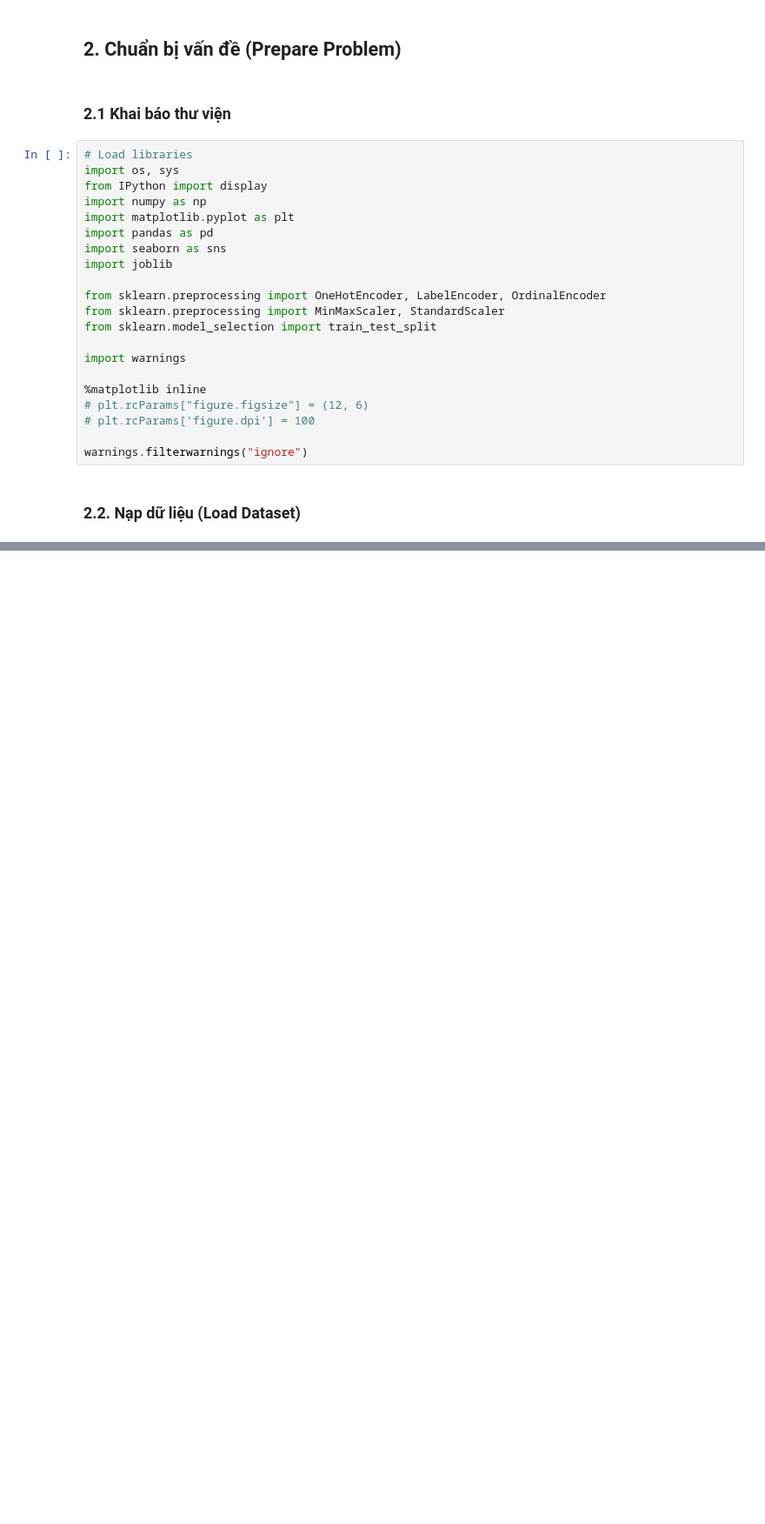
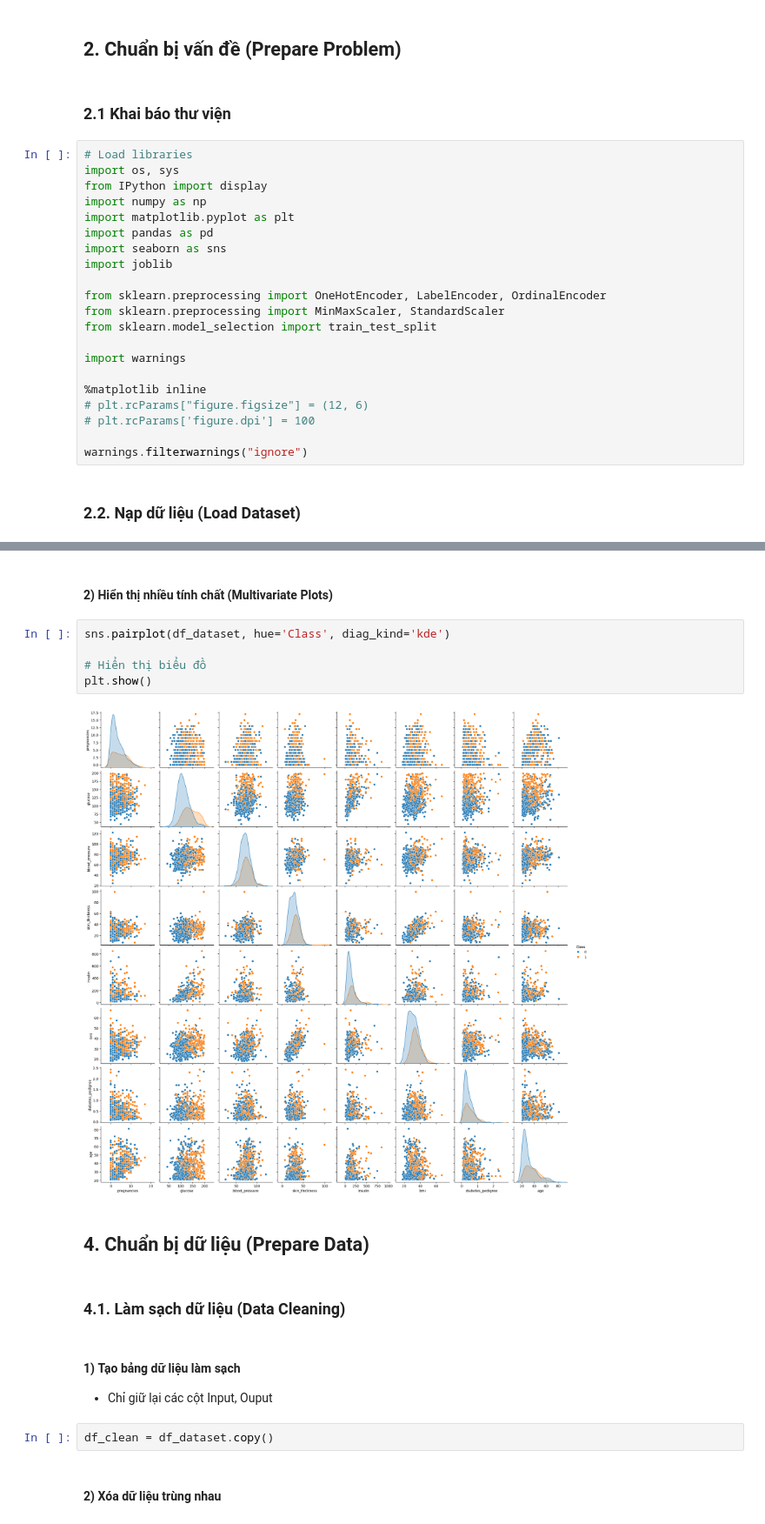
Before and after one commit to TonOfWeight072501/sgu25_data_mining, a Jupyter notebook: demo/lab02/pima.ipynb, the cells around one changed output, grey strips where cells are left out. Shown at 87% size. Saved outputs shown, nothing was run; the diff lists cells and outputs as text; blank space fills up the shorter version.

```diff
--- a/demo/lab02/pima.ipynb
+++ b/demo/lab02/pima.ipynb
@@ -61,0 +321,20 @@ df_dataset = pd.read_csv(r"demo/lab02/pima-indians-diabetes.csv", names = data_n
+# %% [markdown]
+#### 2) Hiển thị nhiều tính chất (Multivariate Plots)
+# %%
+sns.pairplot(df_dataset, hue='Class', diag_kind='kde')
+
+# Hiển thị biểu đồ
+plt.show()
+# %% [output]
+[figure, added]
+# %% [markdown]
+## 4. Chuẩn bị dữ liệu (Prepare Data)
+# %% [markdown]
+### 4.1. Làm sạch dữ liệu (Data Cleaning)
+# %% [markdown]
+#### 1) **Tạo bảng dữ liệu làm sạch**
++ Chỉ giữ lại các cột Input, Ouput
+# %%
+df_clean = df_dataset.copy()
+# %% [markdown]
+#### 2) **Xóa dữ liệu trùng nhau**
```
Also changed, not shown: parts of 45 cells of this notebook, 2 other files.
